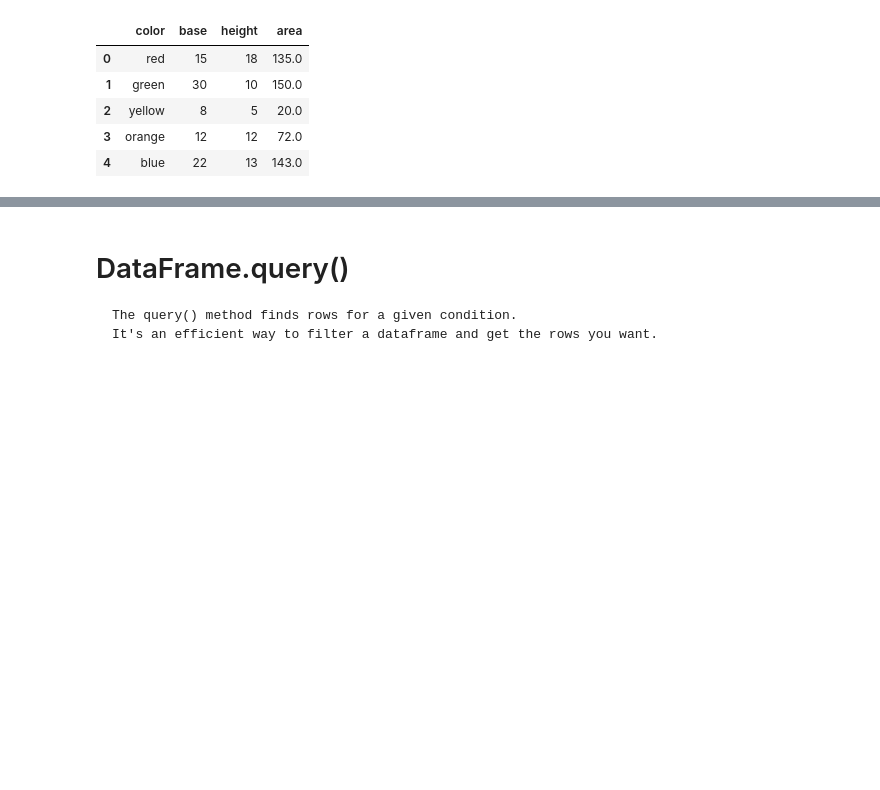
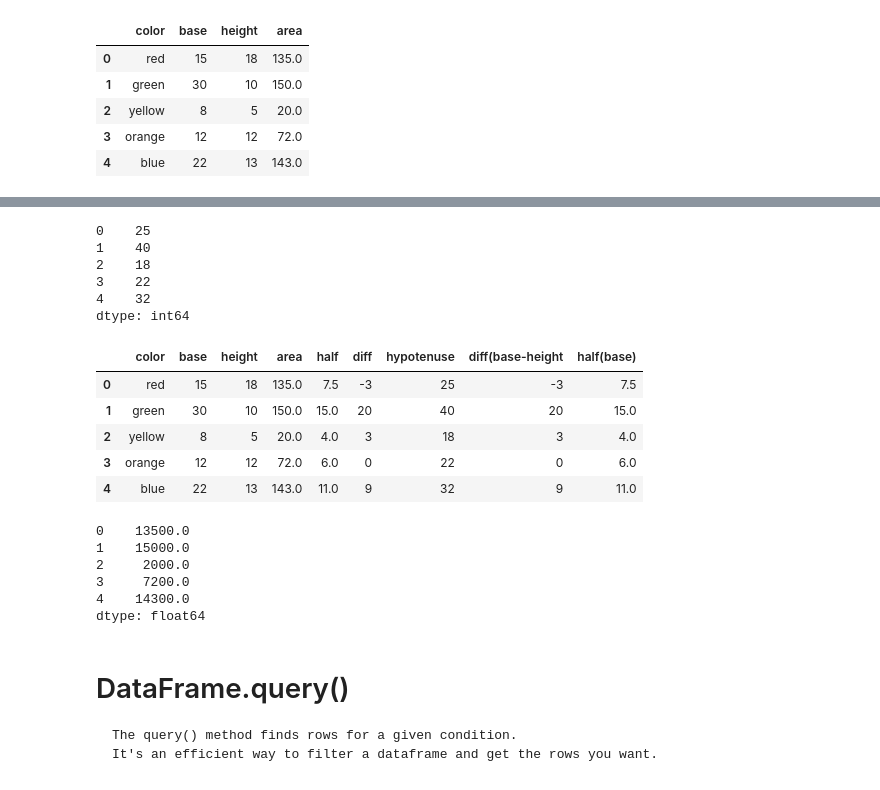
Before and after one commit to mwikalilabs/python_datascience_cisco, a Jupyter notebook: cisco_pandas.ipynb, the cells around one changed output, grey strips where cells are left out. Cells and saved outputs as stored; diff of their text form; code cells hidden in the pictures; blank space fills up the shorter version.

```diff
--- a/cisco_pandas.ipynb
+++ b/cisco_pandas.ipynb
@@ -37,0 +78,3 @@ df # display it
+# %%
+df['diff(base-height'] = df.eval('base-height')
+df
@@ -38,3 +88,35 @@ df # display it
+# %%
+#add variable
+hypotenuse = 10
+df.eval('base + @hypotenuse')
+# %% [output]
+0    25
+1    40
+2    18
+3    22
+4    32
+dtype: int64
+# %%
+df['hypotenuse'] = df.eval('base + @hypotenuse')
+df
+# %% [output]
+|  | color | base | height | area | half | diff | hypotenuse | diff(base-height | half(base) |
+| 0 | red | 15 | 18 | 135.0 | 7.5 | -3 | 25 | -3 | 7.5 |
+| 1 | green | 30 | 10 | 150.0 | 15.0 | 20 | 40 | 20 | 15.0 |
+| 2 | yellow | 8 | 5 | 20.0 | 4.0 | 3 | 18 | 3 | 4.0 |
+| 3 | orange | 12 | 12 | 72.0 | 6.0 | 0 | 22 | 0 | 6.0 |
+| 4 | blue | 22 | 13 | 143.0 | 11.0 | 9 | 32 | 9 | 11.0 |
+# %%
+#multiply
+percentage = 100
+df.eval('area * @percentage')
+# %% [output]
+0    13500.0
+1    15000.0
+2     2000.0
+3     7200.0
+4    14300.0
+dtype: float64
 # %% [markdown]
 # DataFrame.query()
     The query() method finds rows for a given condition.
```
Also changed, not shown: parts of 5 cells of this notebook.
